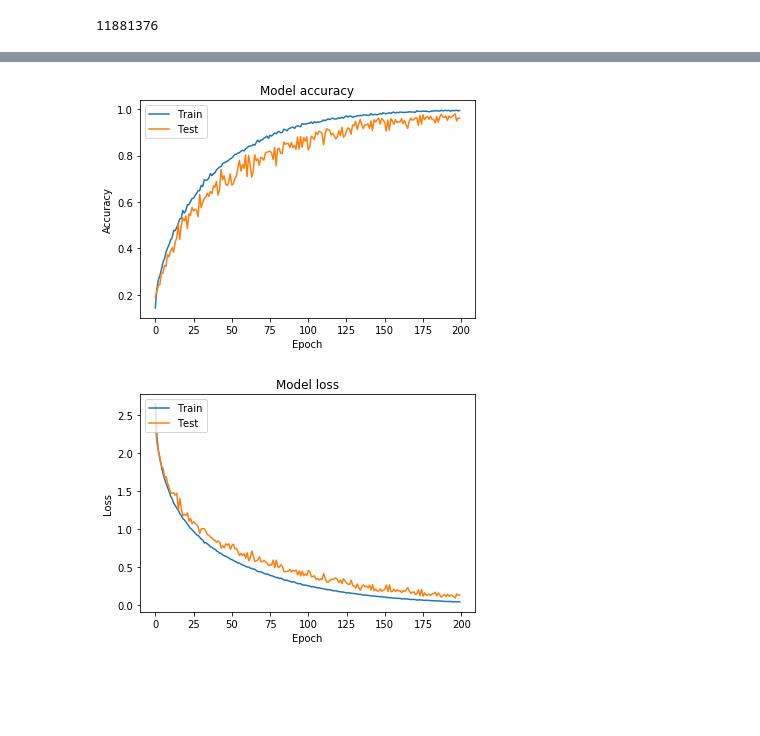
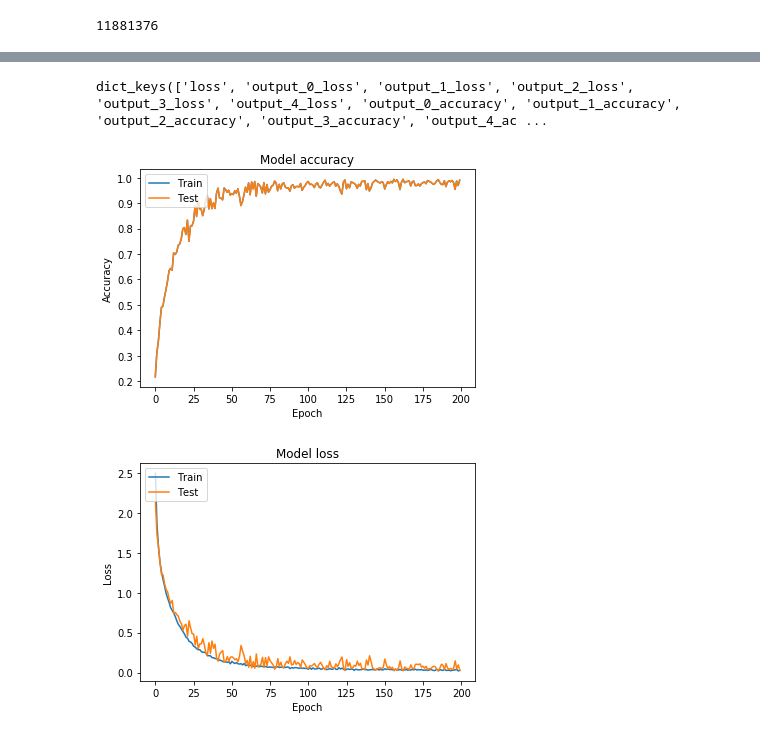
Before and after one commit to marxav/hello-world, a Jupyter notebook: multiple_outputs.ipynb, the cells around one changed output, grey strips where cells are left out. Saved outputs shown, nothing was run; the diff lists cells and outputs as text; code cells hidden in the pictures; blank space fills up the shorter version.

```diff
--- a/multiple_outputs.ipynb
+++ b/multiple_outputs.ipynb
@@ -233 +221,4 @@ x_train:
    0. 0. 0.]]] out of  10000
+# %%
+coding_model = build_model(nb_chars, nb_letters)
+print(coding_model.summary())
@@ -254,25 +263,30 @@ Epoch 200/200
+# %%
+history_dict = history.history
+print(history_dict.keys())
+# %% [output]
+dict_keys(['loss', 'output_0_loss', 'output_1_loss', 'output_2_loss', 'output_3_loss', 'output_4_loss', 'output_0_accuracy', 'output_1_accuracy', 'output_2_accuracy', 'output_3_accuracy', 'output_4_ac ...
 # %%
 # Plot training & validation accuracy values (of first char only)
-plt.plot(history.history['output_0_acc'])
-plt.plot(history.history['val_output_0_acc'])
+plt.plot(history.history['val_output_0_accuracy'])
+plt.plot(history.history['val_output_0_accuracy'])
 plt.title('Model accuracy')
 plt.ylabel('Accuracy')
 plt.xlabel('Epoch')
 plt.legend(['Train', 'Test'], loc='upper left')
 plt.show()
 
 
 # Plot training & validation loss values (of first char only)
 plt.plot(history.history['output_0_loss'])
 plt.plot(history.history['val_output_0_loss'])
 plt.title('Model loss')
 plt.ylabel('Loss')
 plt.xlabel('Epoch')
 plt.legend(['Train', 'Test'], loc='upper left')
 plt.show()
 # %% [output]
-[figure, old version]
+[figure, new version]
-[figure, old version]
+[figure, new version]
 # %%
 nb_words_to_test = 100000
 
```
Also changed, not shown: parts of 9 cells of this notebook.
